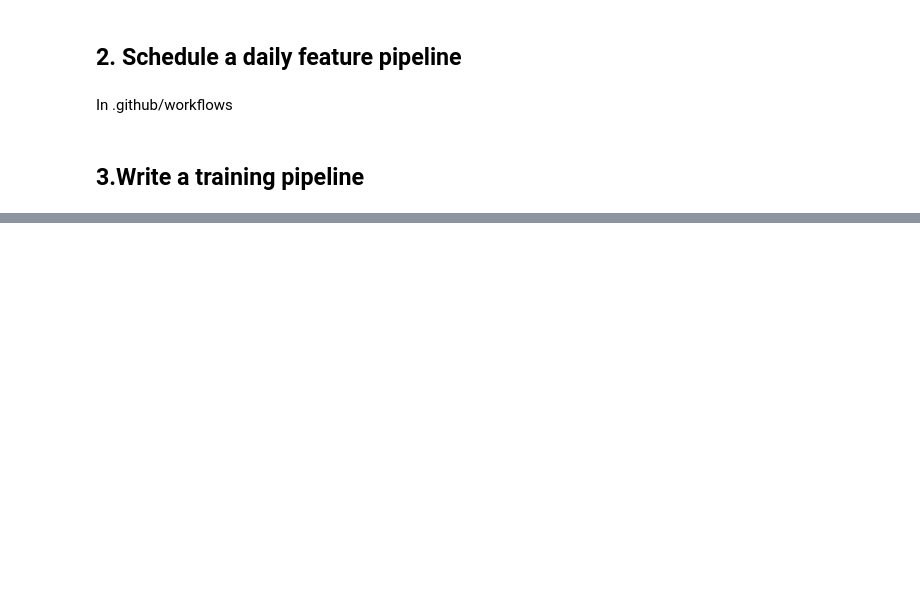
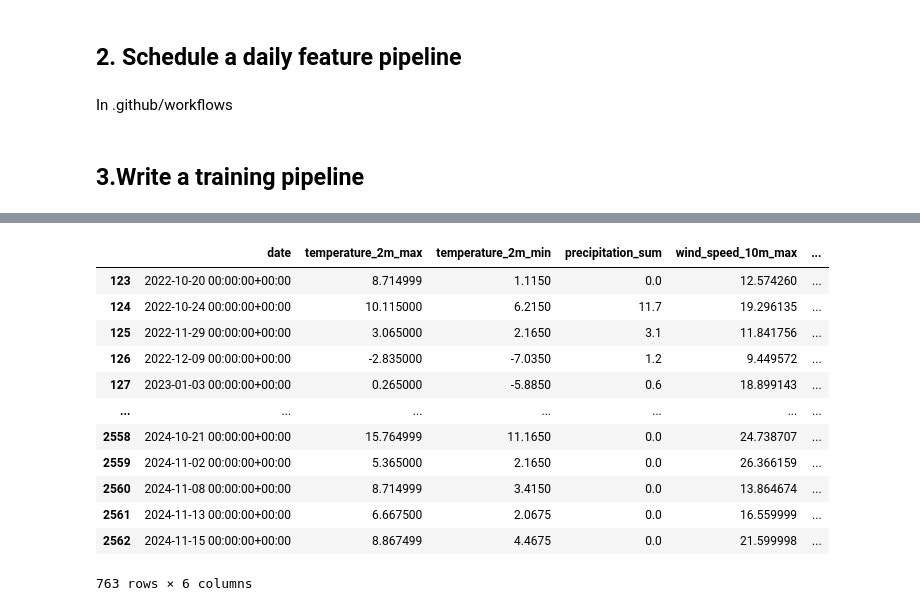
Before and after one commit to IST199655/ID2223_Lab1, a Jupyter notebook: notebooks/lab1/lab1.ipynb, the cells around one changed output, grey strips where cells are left out. Cells and saved outputs as stored; diff of their text form; code cells hidden in the pictures; blank space fills up the shorter version.

Commit message:
training pipeline

```diff
--- a/notebooks/lab1/lab1.ipynb
+++ b/notebooks/lab1/lab1.ipynb
@@ -212,0 +209,8 @@ Finished: Reading data from Hopsworks, using Hopsworks Feature Query Service (1.
+# %%
+feature_view = fs.create_feature_view(
+    name = "air_quality_fv",
+    description = "weather features with air quality as the target",
+    version = 1,
+    labels = ['pm25'],
+    query = selected_features
+)
@@ -213,12 +222,12 @@ Finished: Reading data from Hopsworks, using Hopsworks Feature Query Service (1.
 # %%
 # order data by dates to find good date to split
-dates_ordered = merged_df.sort_values(by = 'date').date
+dates_ordered = selected_features.read().sort_values(by = 'date').date.reindex()
 
 # define train/test split
 train_per = 0.7
 train_split = int(dates_ordered.shape[0]*train_per)
 
 # find correct date to split
-start_test_date = dates_ordered[train_split+1]
+start_test_date = dates_ordered.iloc[train_split+1]
 start_test_date
 # %% [output]
@@ -226,8 +235,0 @@ Timestamp('2023-01-15 00:00:00+0000', tz='UTC')
-# %%
-feature_view = fs.get_or_create_feature_view(
-    name = "air quality fv",
-    description = "weather features with air quality as the target",
-    version = 1,
-    labels = ['pm25'],
-    query = selected_features
-)
@@ -236,0 +245,8 @@ HTTP code: 404, HTTP reason: Not Found, body: b'{"errorCode":120004,"usrMsg":"HT
+# %%
+X_train, X_test, y_train, y_test = feature_view.train_test_split(
+    test_start=start_test_date
+)
+
+print(X_train)
+X_test
+# %% [output]
@@ -236,0 +270,13 @@ HTTP code: 404, HTTP reason: Not Found, body: b'{"errorCode":120004,"usrMsg":"HT
+|  | date | temperature_2m_max | temperature_2m_min | precipitation_sum | wind_speed_10m_max | ... |
+| 123 | 2022-10-20 00:00:00+00:00 | 8.714999 | 1.1150 | 0.0 | 12.574260 | ... |
+| 124 | 2022-10-24 00:00:00+00:00 | 10.115000 | 6.2150 | 11.7 | 19.296135 | ... |
+| 125 | 2022-11-29 00:00:00+00:00 | 3.065000 | 2.1650 | 3.1 | 11.841756 | ... |
+| 126 | 2022-12-09 00:00:00+00:00 | -2.835000 | -7.0350 | 1.2 | 9.449572 | ... |
+| 127 | 2023-01-03 00:00:00+00:00 | 0.265000 | -5.8850 | 0.6 | 18.899143 | ... |
+| ... | ... | ... | ... | ... | ... | ... |
+| 2558 | 2024-10-21 00:00:00+00:00 | 15.764999 | 11.1650 | 0.0 | 24.738707 | ... |
+| 2559 | 2024-11-02 00:00:00+00:00 | 5.365000 | 2.1650 | 0.0 | 26.366159 | ... |
+| 2560 | 2024-11-08 00:00:00+00:00 | 8.714999 | 3.4150 | 0.0 | 13.864674 | ... |
+| 2561 | 2024-11-13 00:00:00+00:00 | 6.667500 | 2.0675 | 0.0 | 16.559999 | ... |
+| 2562 | 2024-11-15 00:00:00+00:00 | 8.867499 | 4.4675 | 0.0 | 21.599998 | ... |
+763 rows × 6 columns
```
Also changed, not shown: parts of 21 cells of this notebook, 3 other files.
